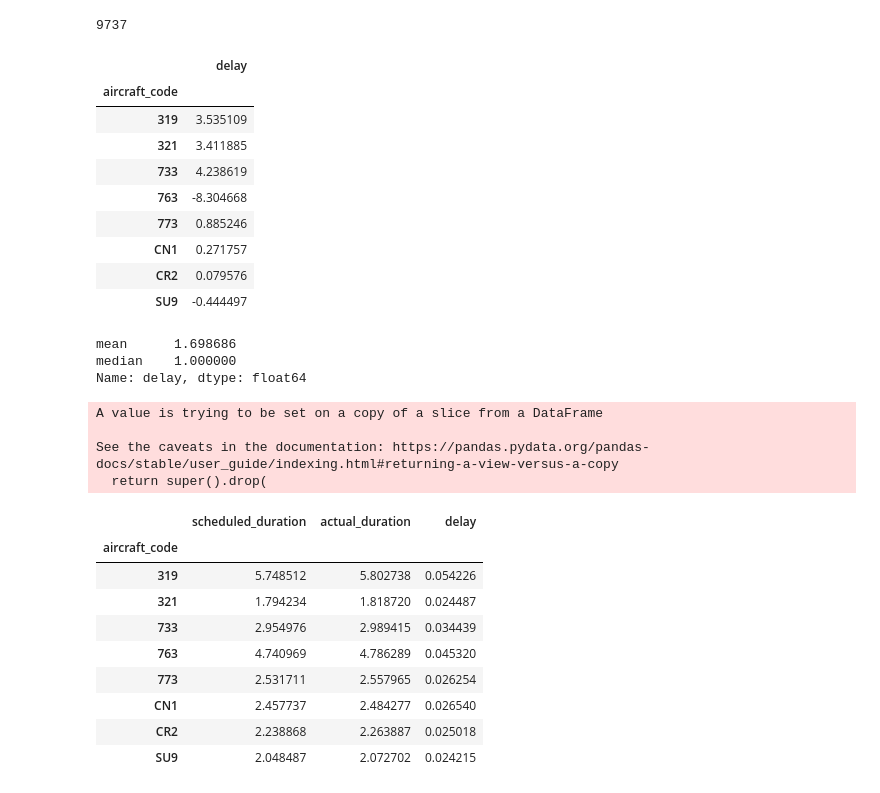
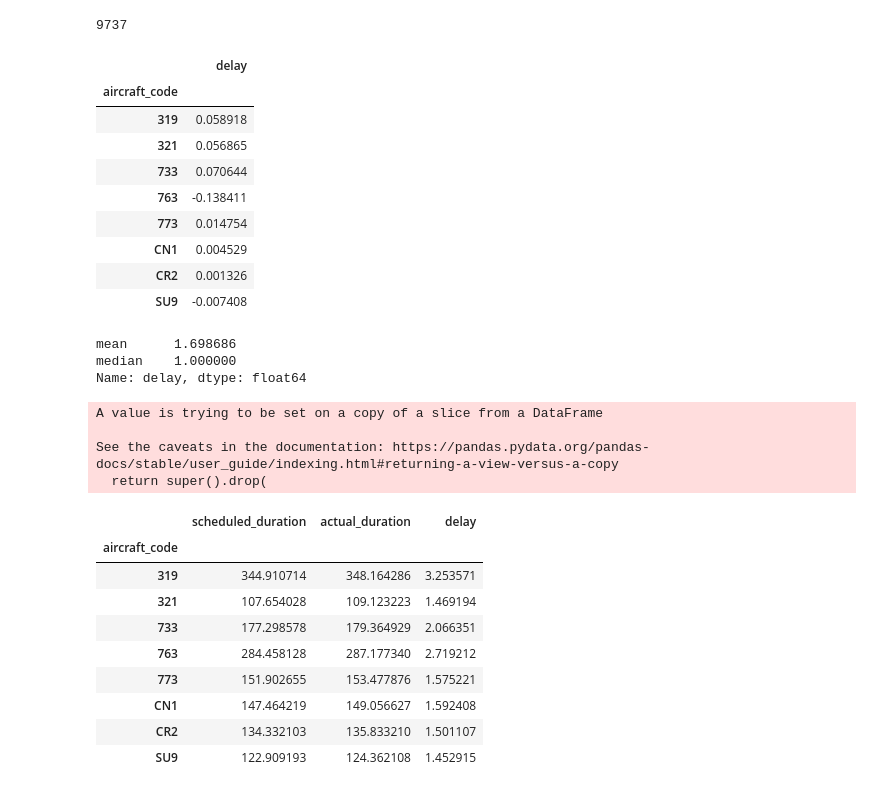
Before and after one commit to dtddtd/RuAviaAnalysis, a Jupyter notebook: RuAviaAnalysis.ipynb, the cells around one changed output. Saved outputs shown, nothing was run; the diff lists cells and outputs as text; code cells hidden in the pictures.

```diff
--- a/RuAviaAnalysis.ipynb
+++ b/RuAviaAnalysis.ipynb
@@ -327,11 +347,11 @@ sns.boxplot(data=v_aircrafts.range, ax=ax3).set(title='Aircrat range')
 # %%
 t1 = pd.DataFrame()
 t1[['h', 'm', 's']] = v_flights['scheduled_duration'].str.split(':', expand=True).astype(float)
-v_flights['scheduled_duration'] = t1['h'] + t1['m']/60 + t1['s']/3600
+v_flights['scheduled_duration'] = t1['h']*60 + t1['m'] + t1['s']
 
 t2 = pd.DataFrame()
 t2[['h', 'm', 's']] = v_flights['actual_duration'].str.split(':', expand=True).astype(float)
-v_flights['actual_duration'] = t2['h'] + t2['m']/60 + t2['s']/3600
+v_flights['actual_duration'] = t2['h']*60 + t2['m'] + t2['s']/60
 
 v_flights
 # %% [output]
@@ -427,18 +425,18 @@ v_flights['delay'].astype(bool).sum(axis=0)
 # %%
 tf = pd.DataFrame()
 tf['delay'] = v_flights['delay']
 tf['aircraft_code'] = v_flights['aircraft_code']
-tf.groupby(['aircraft_code']).mean()*3600 # В секундах
+tf.groupby(['aircraft_code']).mean()
 # %% [output]
 |  | delay |
 | aircraft_code |  |
-| 319 | 3.535109 |
-| 321 | 3.411885 |
-| 733 | 4.238619 |
-| 763 | -8.304668 |
-| 773 | 0.885246 |
-| CN1 | 0.271757 |
-| CR2 | 0.079576 |
-| SU9 | -0.444497 |
+| 319 | 0.058918 |
+| 321 | 0.056865 |
+| 733 | 0.070644 |
+| 763 | -0.138411 |
+| 773 | 0.014754 |
+| CN1 | 0.004529 |
+| CR2 | 0.001326 |
+| SU9 | -0.007408 |
 # %%
 tf1 = v_flights.loc[v_flights['delay'] > 0]
@@ -457,13 +455,13 @@ See the caveats in the documentation: https://pandas.pydata.org/pandas-docs/stab
   return super().drop(
 |  | scheduled_duration | actual_duration | delay |
 | aircraft_code |  |  |  |
-| 319 | 5.748512 | 5.802738 | 0.054226 |
-| 321 | 1.794234 | 1.818720 | 0.024487 |
-| 733 | 2.954976 | 2.989415 | 0.034439 |
-| 763 | 4.740969 | 4.786289 | 0.045320 |
-| 773 | 2.531711 | 2.557965 | 0.026254 |
-| CN1 | 2.457737 | 2.484277 | 0.026540 |
-| CR2 | 2.238868 | 2.263887 | 0.025018 |
-| SU9 | 2.048487 | 2.072702 | 0.024215 |
+| 319 | 344.910714 | 348.164286 | 3.253571 |
+| 321 | 107.654028 | 109.123223 | 1.469194 |
+| 733 | 177.298578 | 179.364929 | 2.066351 |
+| 763 | 284.458128 | 287.177340 | 2.719212 |
+| 773 | 151.902655 | 153.477876 | 1.575221 |
+| CN1 | 147.464219 | 149.056627 | 1.592408 |
+| CR2 | 134.332103 | 135.833210 | 1.501107 |
+| SU9 | 122.909193 | 124.362108 | 1.452915 |
 # %%
 tf1_crop = tf1[['scheduled_duration','actual_duration']].copy()
```
Also changed, not shown: parts of 13 cells of this notebook.
